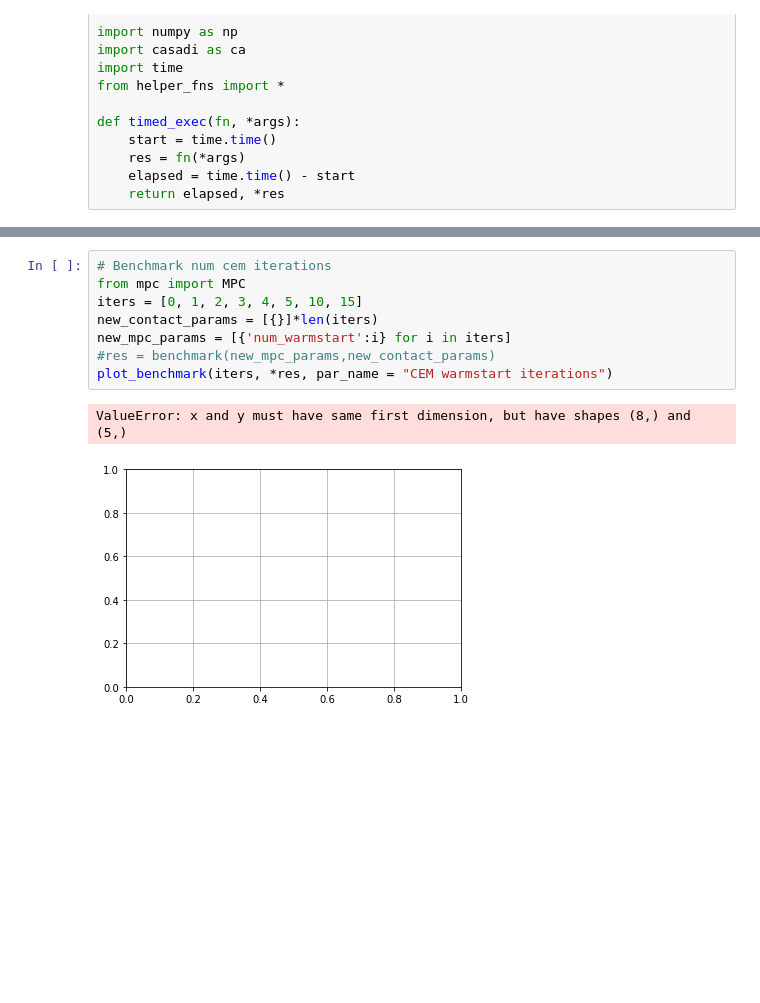
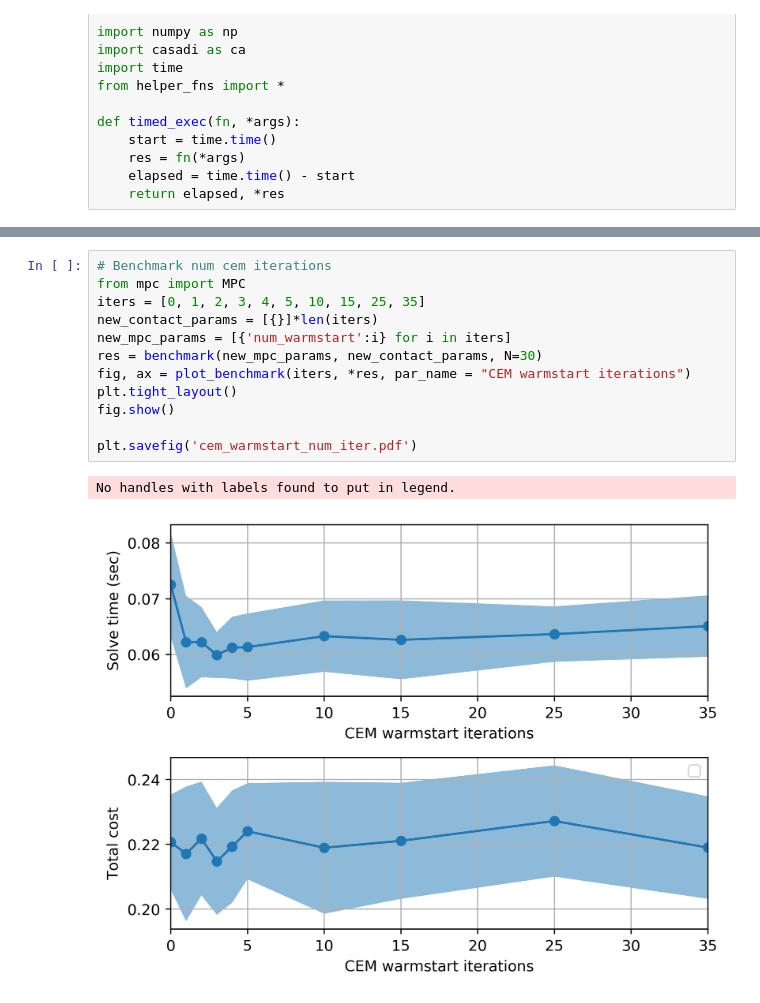
Before and after one commit to sehoon74/contact_mpc, a Jupyter notebook: test_mpc_warmstart.ipynb, the cells around one changed output, grey strips where cells are left out. Cells and saved outputs as stored; diff of their text form; blank space fills up the shorter version.

Commit message:
plots

```diff
--- a/test_mpc_warmstart.ipynb
+++ b/test_mpc_warmstart.ipynb
@@ -138,14 +136,18 @@ def plot_benchmark(pars, times_mean, times_std, cost_mean, cost_std, par_name =
 # %%
 # Benchmark num cem iterations
 from mpc import MPC
-iters = [0, 1, 2, 3, 4, 5, 10, 15]
+iters = [0, 1, 2, 3, 4, 5, 10, 15, 25, 35]
 new_contact_params = [{}]*len(iters)
 new_mpc_params = [{'num_warmstart':i} for i in iters]
-#res = benchmark(new_mpc_params,new_contact_params)
-plot_benchmark(iters, *res, par_name = "CEM warmstart iterations")
+res = benchmark(new_mpc_params, new_contact_params, N=30)
+fig, ax = plot_benchmark(iters, *res, par_name = "CEM warmstart iterations")
+plt.tight_layout()
+fig.show()
+
+plt.savefig('cem_warmstart_num_iter.pdf')
 # %% [output]
-ValueError: x and y must have same first dimension, but have shapes (8,) and (5,)
+No handles with labels found to put in legend.
-[figure, old version]
+[figure, new version]
 # %%
 # Increasing stiffness, seems like at K > 2.5e3, we get relative infeasibility for the MPC and the cem warmstart helps a lot
 from mpc import MPC
```
Also changed, not shown: parts of 7 cells of this notebook, 12 other files.
